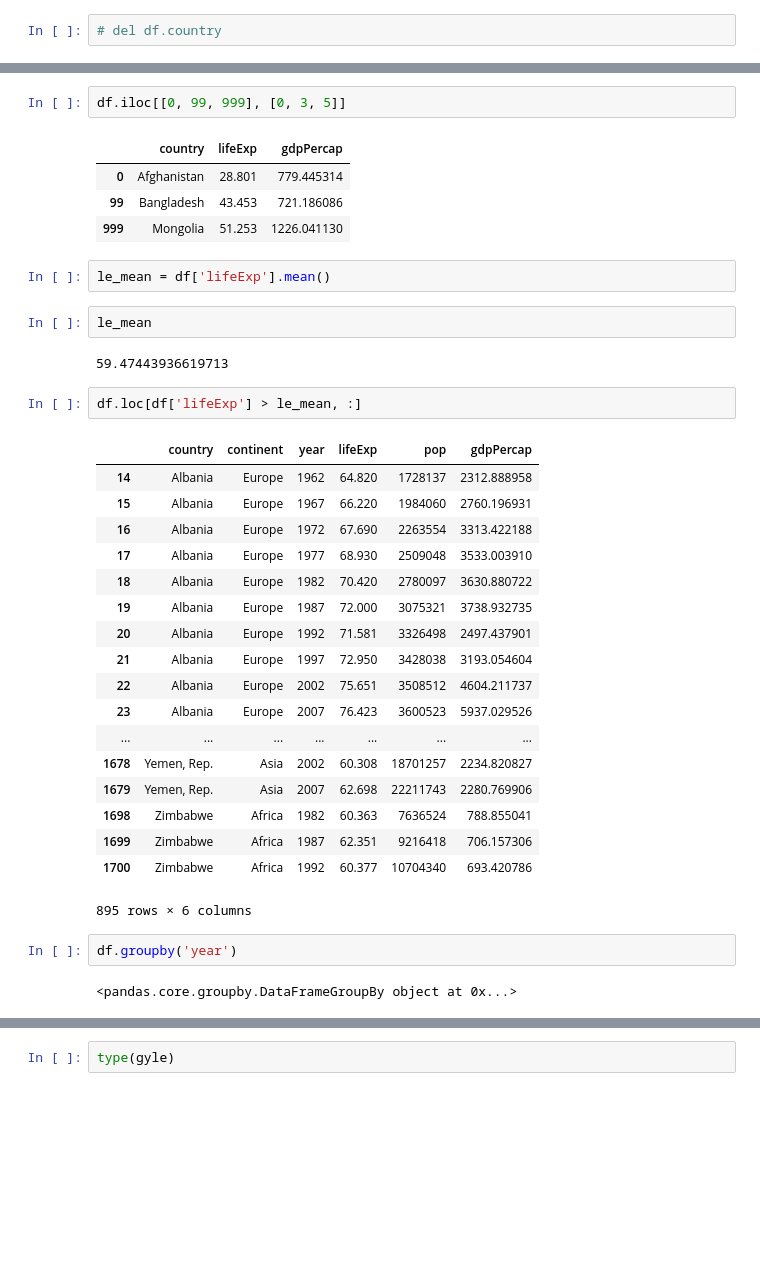
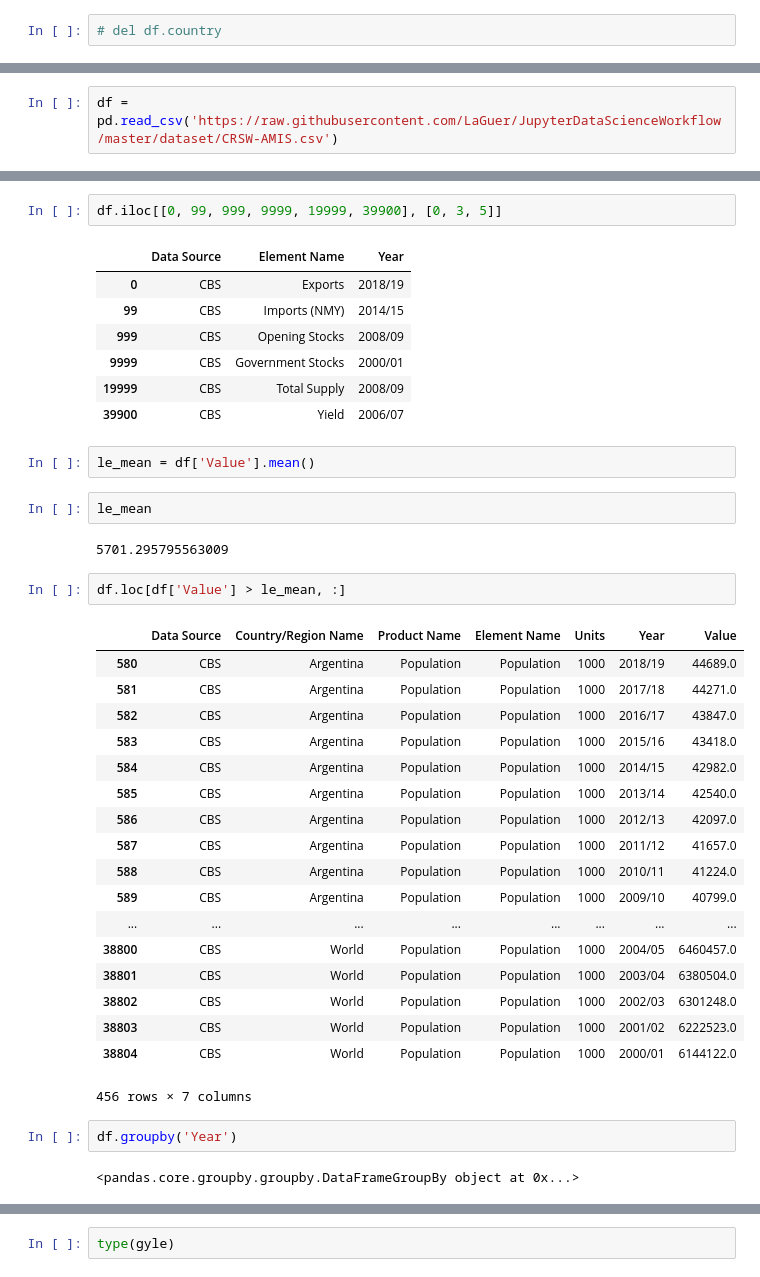
Before and after one commit to LaGuer/scipy-2017-tutorial-pandas, a Jupyter notebook: 02-lesson/01-intro.ipynb, the cells around one changed output, grey strips where cells are left out. Drawn from its saved outputs; the diff is of its cells as text; blank space fills up the shorter version.

```diff
--- a/02-lesson/01-intro.ipynb
+++ b/02-lesson/01-intro.ipynb
@@ -109,3 +125,5 @@ df = pd.read_csv('../data/gapminder.tsv', delimiter='\t')
+# %%
+df = pd.read_csv('https://raw.githubusercontent.com/LaGuer/JupyterDataScienceWorkflow/master/dataset/CRSW-AMIS.csv')
 # %%
 # loc
 df.loc[0]
@@ -212,39 +262,42 @@ df.loc[[0, 99, 999], ['country', 'lifeExp', 'gdpPercap']]
 # %%
-df.iloc[[0, 99, 999], [0, 3, 5]]
+df.iloc[[0, 99, 999, 9999, 19999, 39900], [0, 3, 5]]
 # %% [output]
-|  | country | lifeExp | gdpPercap |
-| 0 | Afghanistan | 28.801 | 779.445314 |
-| 99 | Bangladesh | 43.453 | 721.186086 |
-| 999 | Mongolia | 51.253 | 1226.041130 |
+|  | Data Source | Element Name | Year |
+| 0 | CBS | Exports | 2018/19 |
+| 99 | CBS | Imports (NMY) | 2014/15 |
+| 999 | CBS | Opening Stocks | 2008/09 |
+| 9999 | CBS | Government Stocks | 2000/01 |
+| 19999 | CBS | Total Supply | 2008/09 |
+| 39900 | CBS | Yield | 2006/07 |
 # %%
-le_mean = df['lifeExp'].mean()
+le_mean = df['Value'].mean()
 # %%
 le_mean
 # %% [output]
-59.47443936619713
+5701.295795563009
 # %%
-df.loc[df['lifeExp'] > le_mean, :]
+df.loc[df['Value'] > le_mean, :]
 # %% [output]
-|  | country | continent | year | lifeExp | pop | gdpPercap |
-| 14 | Albania | Europe | 1962 | 64.820 | 1728137 | 2312.888958 |
-| 15 | Albania | Europe | 1967 | 66.220 | 1984060 | 2760.196931 |
-| 16 | Albania | Europe | 1972 | 67.690 | 2263554 | 3313.422188 |
-| 17 | Albania | Europe | 1977 | 68.930 | 2509048 | 3533.003910 |
-| 18 | Albania | Europe | 1982 | 70.420 | 2780097 | 3630.880722 |
-| 19 | Albania | Europe | 1987 | 72.000 | 3075321 | 3738.932735 |
-| 20 | Albania | Europe | 1992 | 71.581 | 3326498 | 2497.437901 |
-| 21 | Albania | Europe | 1997 | 72.950 | 3428038 | 3193.054604 |
-| 22 | Albania | Europe | 2002 | 75.651 | 3508512 | 4604.211737 |
-| 23 | Albania | Europe | 2007 | 76.423 | 3600523 | 5937.029526 |
-| ... | ... | ... | ... | ... | ... | ... |
-| 1678 | Yemen, Rep. | Asia | 2002 | 60.308 | 18701257 | 2234.820827 |
-| 1679 | Yemen, Rep. | Asia | 2007 | 62.698 | 22211743 | 2280.769906 |
-| 1698 | Zimbabwe | Africa | 1982 | 60.363 | 7636524 | 788.855041 |
-| 1699 | Zimbabwe | Africa | 1987 | 62.351 | 9216418 | 706.157306 |
-| 1700 | Zimbabwe | Africa | 1992 | 60.377 | 10704340 | 693.420786 |
+|  | Data Source | Country/Region Name | Product Name | Element Name | Units | Year | Value |
+| 580 | CBS | Argentina | Population | Population | 1000 | 2018/19 | 44689.0 |
+| 581 | CBS | Argentina | Population | Population | 1000 | 2017/18 | 44271.0 |
+| 582 | CBS | Argentina | Population | Population | 1000 | 2016/17 | 43847.0 |
+| 583 | CBS | Argentina | Population | Population | 1000 | 2015/16 | 43418.0 |
+| 584 | CBS | Argentina | Population | Population | 1000 | 2014/15 | 42982.0 |
+| 585 | CBS | Argentina | Population | Population | 1000 | 2013/14 | 42540.0 |
+| 586 | CBS | Argentina | Population | Population | 1000 | 2012/13 | 42097.0 |
+| 587 | CBS | Argentina | Population | Population | 1000 | 2011/12 | 41657.0 |
+| 588 | CBS | Argentina | Population | Population | 1000 | 2010/11 | 41224.0 |
+| 589 | CBS | Argentina | Population | Population | 1000 | 2009/10 | 40799.0 |
+| ... | ... | ... | ... | ... | ... | ... | ... |
+| 38800 | CBS | World | Population | Population | 1000 | 2004/05 | 6460457.0 |
+| 38801 | CBS | World | Population | Population | 1000 | 2003/04 | 6380504.0 |
+| 38802 | CBS | World | Population | Population | 1000 | 2002/03 | 6301248.0 |
+| 38803 | CBS | World | Population | Population | 1000 | 2001/02 | 6222523.0 |
+| 38804 | CBS | World | Population | Population | 1000 | 2000/01 | 6144122.0 |
-895 rows × 6 columns
+456 rows × 7 columns
 # %%
-df.groupby('year')
+df.groupby('Year')
 # %% [output]
-<pandas.core.groupby.DataFrameGroupBy object at 0x...>
+<pandas.core.groupby.groupby.DataFrameGroupBy object at 0x...>
 # %%
```
Also changed, not shown: parts of 49 cells of this notebook.
